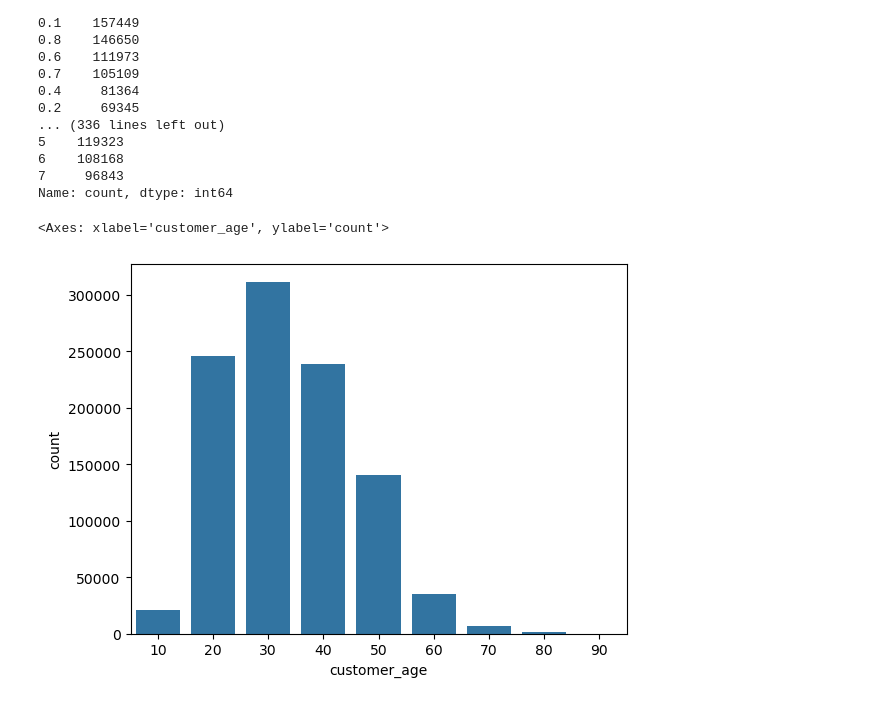
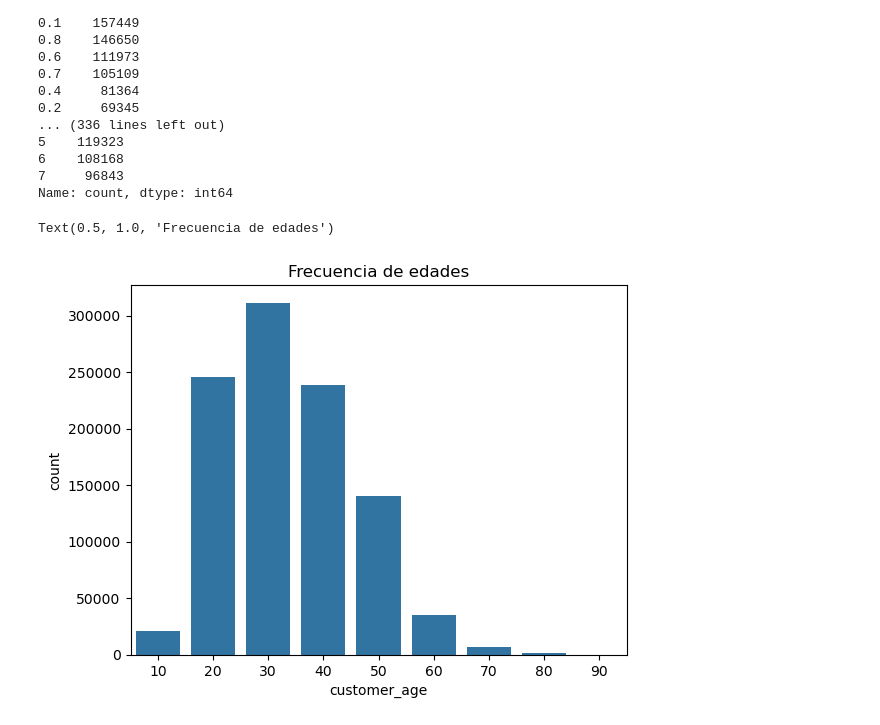
Before and after one commit to Jxweyy/CUNEF_APRENDIZAJE_AUTOMATICO, a Jupyter notebook: EDA/EDA.ipynb, the cells around one changed output. Drawn from its saved outputs; the diff is of its cells as text; code cells hidden in the pictures.

```diff
--- a/EDA/EDA.ipynb
+++ b/EDA/EDA.ipynb
@@ -90,10 +90,11 @@ Name: count, dtype: int64
 # %%
 edades = df["customer_age"].value_counts().sort_index().reset_index()
 
 sns.barplot(data=edades, x=edades["customer_age"], y=edades["count"])
+plt.title("Frecuencia de edades")
 # %% [output]
-<Axes: xlabel='customer_age', ylabel='count'>
+Text(0.5, 1.0, 'Frecuencia de edades')
-[figure, old version]
+[figure, new version]
 # %%
 correlaciones = df.corr(numeric_only=True)
 # %%
```
Also changed, not shown: parts of 10 cells of this notebook.
